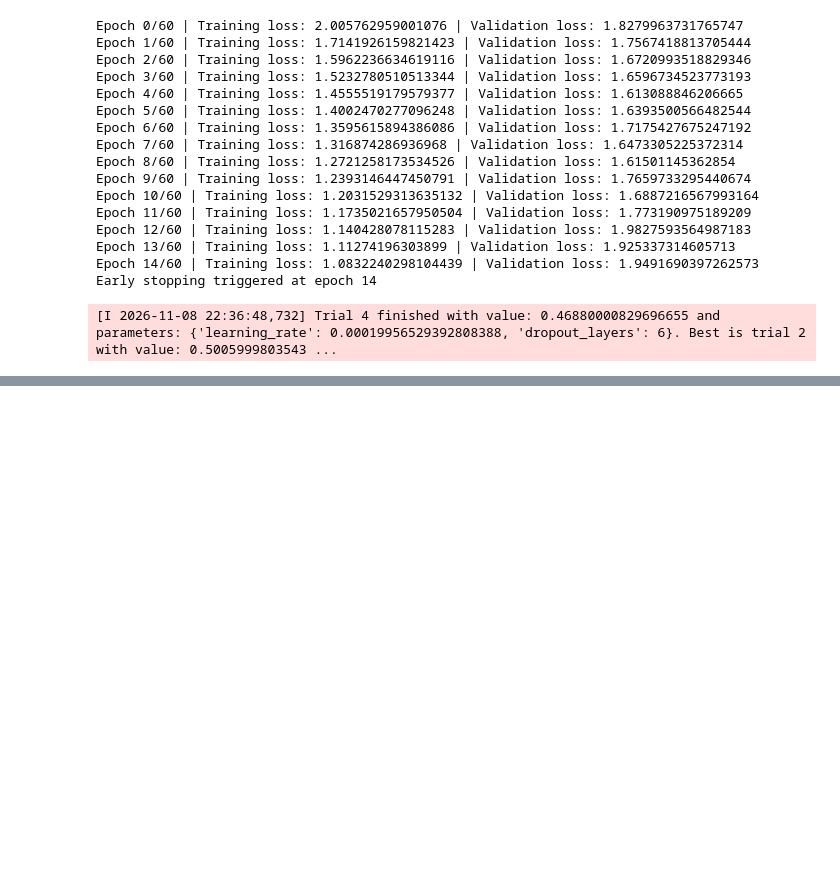
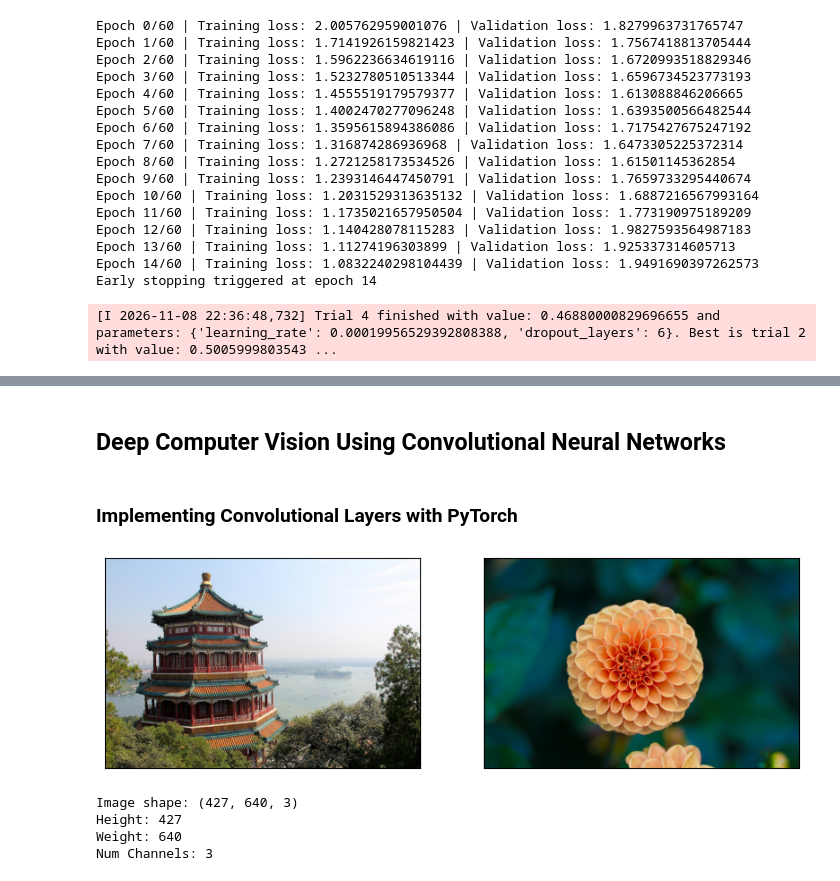
Before and after one commit to svd-jelo/deep-learning, a Jupyter notebook: 402-deep-conv-models.ipynb, the cells around one changed output, grey strips where cells are left out. Saved outputs shown, nothing was run; the diff lists cells and outputs as text; code cells hidden in the pictures; blank space fills up the shorter version.

```diff
--- a/402-deep-conv-models.ipynb
+++ b/402-deep-conv-models.ipynb
@@ -2163,0 +2332,30 @@ Early stopping triggered at epoch 14
+# %% [markdown]
+## Deep Computer Vision Using Convolutional Neural Networks
+# %% [markdown]
+### Implementing Convolutional Layers with PyTorch
+# %%
+# Load Sample Images
+from sklearn.datasets import load_sample_images
+
+sample_images = np.stack(load_sample_images()['images'])
+sample_images = torch.tensor(sample_images, dtype=torch.float32) / 255.0
+
+fig,axs = plt.subplots(1,2, figsize=(10,5), subplot_kw=dict(xticks=[], yticks=[]))
+for i,img in enumerate(sample_images):
+    axs[i].imshow(img)
+# %% [output]
+[figure, added]
+# %%
+# Image details
+shape = tuple(sample_images[0].shape)
+height, width, n_channels = shape
+
+print(f'Image shape: {shape}')
+print(f'Height: {height}')
+print(f'Weight: {width}')
+print(f'Num Channels: {n_channels}')
+# %% [output]
+Image shape: (427, 640, 3)
+Height: 427
+Weight: 640
+Num Channels: 3
```
Also changed, not shown: parts of 7 cells of this notebook.
